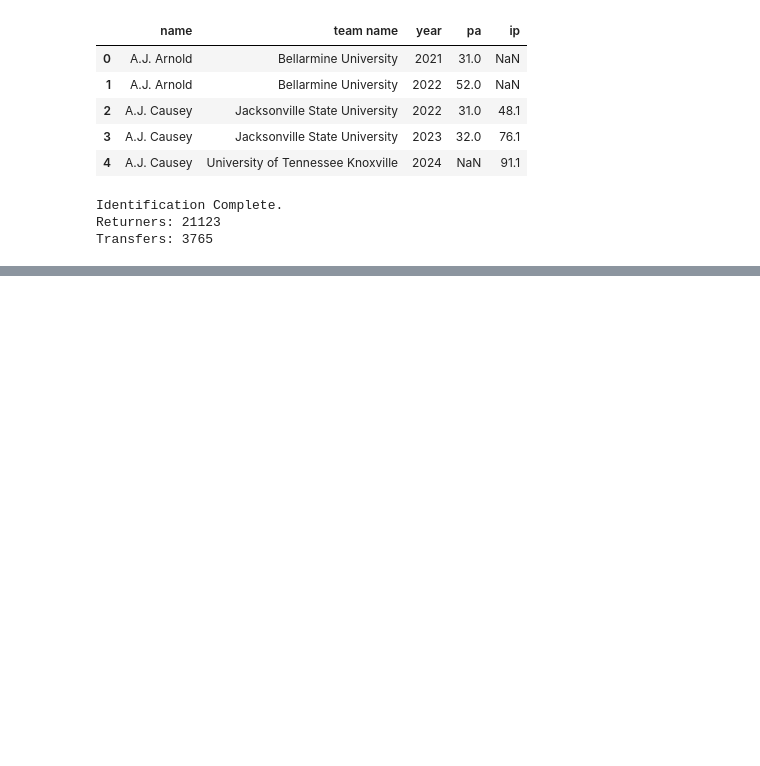
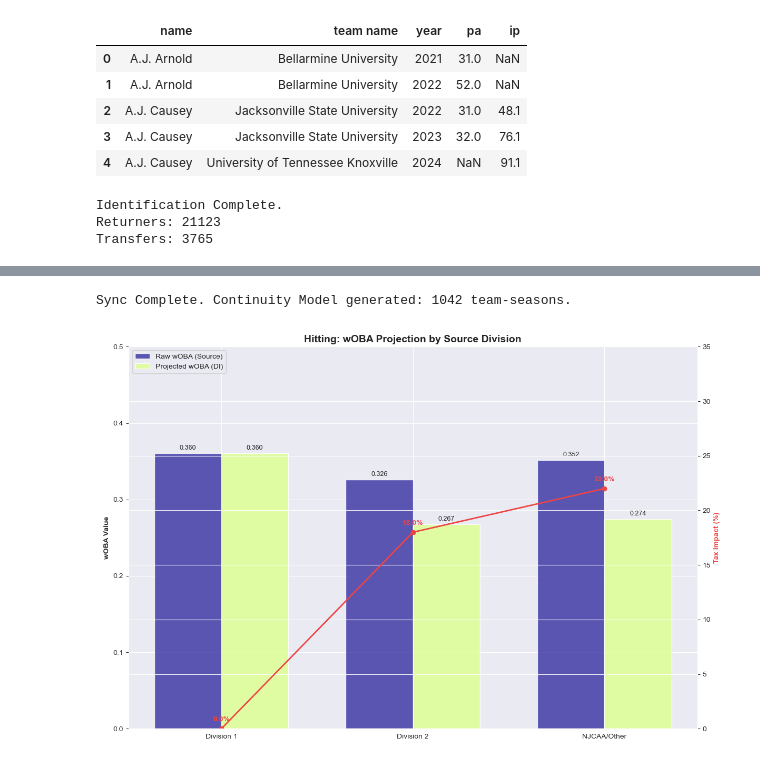
Before and after one commit to averyhamel/FinalProject, a Jupyter notebook: finalproject.ipynb, the cells around one changed output, grey strips where cells are left out. Cells and saved outputs as stored; diff of their text form; code cells hidden in the pictures; blank space fills up the shorter version.

Commit message:
Final visualizations and code
Combined final code, uploaded visualizations

```diff
--- a/finalproject.ipynb
+++ b/finalproject.ipynb
@@ -705,0 +695,61 @@ display(lamar_years[['year', 'residual', 'roster_retention_pct', 'batting_streng
+# %%
+# transfer tax batting visualization
+def plot_batting_tax_summary(raw_df, weighted_df):
+    """
+    Generates a visual summary of wOBA reduction by division to illustrate the 'Transfer Tax'.
+    """
+    raw_transfers = raw_df[raw_df['is_transfer'] == True].copy()
+    weighted_transfers = weighted_df[weighted_df['is_transfer'] == True].copy()
+
+    if raw_transfers.empty:
+        print("No transfer data found to plot.")
+        return
+
+    def map_label(val):
+        if pd.isna(val): return "NJCAA/Other"
+        if val == 1.0: return "Division 1"
+        if val == 2.0: return "Division 2"
+        if val == 3.0: return "Division 3"
+        return "NJCAA/Other"
+
+    raw_transfers['Division'] = raw_transfers['prev_div'].apply(map_label)
+    weighted_transfers['Division'] = weighted_transfers['prev_div'].apply(map_label)
+    div_order = ["Division 1", "Division 2", "Division 3", "NJCAA/Other"]
+
+    fig, ax_h = plt.subplots(figsize=(12, 8))
+    width = 0.35
+
+    raw_h = raw_transfers.groupby('Division')['woba'].mean().reindex(div_order).dropna()
+    proj_h = weighted_transfers.groupby('Division')['woba'].mean().reindex(div_order).dropna()
+
+    df_h = pd.DataFrame({'Raw wOBA': raw_h, 'Projected wOBA': proj_h}).reset_index()
+    df_h['Tax Impact %'] = (1 - (df_h['Projected wOBA'] / df_h['Raw wOBA'])) * 100
+
+    x_h = np.arange(len(df_h))
+    rects1_h = ax_h.bar(x_h - width/2, df_h['Raw wOBA'], width, label='Raw wOBA (Source)', color='#3730a3', alpha=0.8)
+    rects2_h = ax_h.bar(x_h + width/2, df_h['Projected wOBA'], width, label='Projected wOBA (DI)', color='#deff9a', alpha=0.9)
+
+    ax_h.set_ylabel('wOBA Value', fontweight='bold')
+    ax_h.set_title('Hitting: wOBA Projection by Source Division', fontsize=14, fontweight='bold')
+    ax_h.set_xticks(x_h)
+    ax_h.set_xticklabels(df_h['Division'])
+    ax_h.legend(loc='upper left')
+    ax_h.set_ylim(0, 0.500)
+    ax_h.bar_label(rects1_h, padding=3, fmt='%.3f', fontsize=9)
+    ax_h.bar_label(rects2_h, padding=3, fmt='%.3f', fontsize=9)
+
+    ax_h_2 = ax_h.twinx()
+    ax_h_2.plot(x_h, df_h['Tax Impact %'], color='#ef4444', marker='o', linewidth=2)
+    ax_h_2.set_ylabel('Tax Impact (%)', color='#ef4444', fontweight='bold')
+    ax_h_2.set_ylim(0, 35)
+    for i, txt in enumerate(df_h['Tax Impact %']):
+        ax_h_2.annotate(f"{txt:.1f}%", (x_h[i], df_h['Tax Impact %'][i]), xytext=(0, 10), textcoords='offset points', color='#ef4444', fontweight='bold', ha='center')
+
+    plt.tight_layout()
+    plt.show()
+
+print(f"Sync Complete. Continuity Model generated: {len(continuity_df)} team-seasons.")
+plot_batting_tax_summary(master_player_df, master_player_weighted)
+# %% [output]
+Sync Complete. Continuity Model generated: 1042 team-seasons.
+[figure, added]
```
Also changed, not shown: parts of 35 cells of this notebook, 4 other files.
